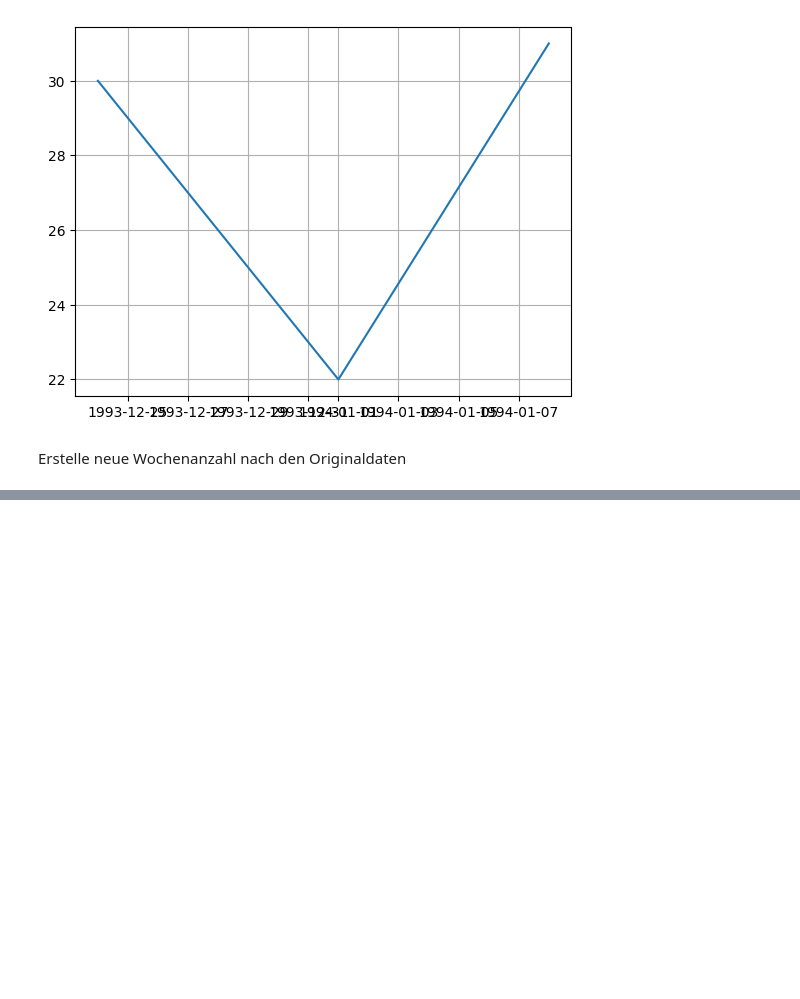
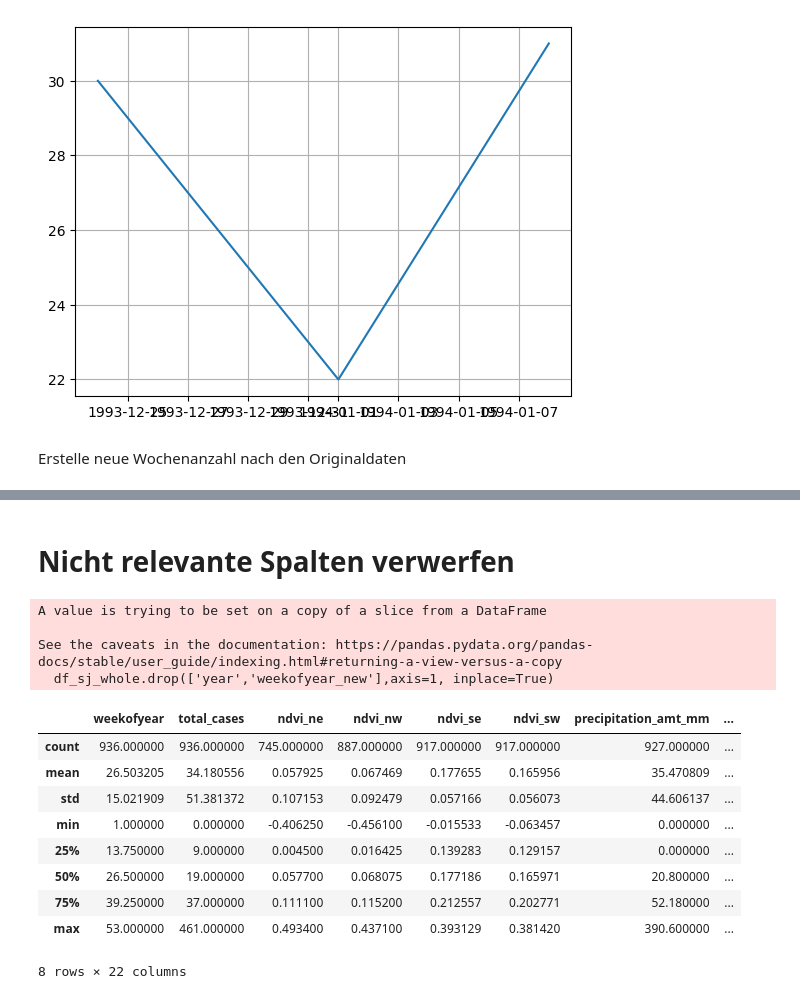
Before and after one commit to LinksMusic/predicitive-analytics, a Jupyter notebook: dengue_fever_organised.ipynb, the cells around one changed output, grey strips where cells are left out. Cells and saved outputs as stored; diff of their text form; code cells hidden in the pictures; blank space fills up the shorter version.

```diff
--- a/dengue_fever_organised.ipynb
+++ b/dengue_fever_organised.ipynb
@@ -71,0 +77,22 @@ See the caveats in the documentation: https://pandas.pydata.org/pandas-docs/stab
+# %% [markdown]
+# Nicht relevante Spalten verwerfen
+# %%
+df_sj_whole = df_sj_train
+df_sj_whole.insert(3, "total_cases", df_sj_labels['total_cases'])
+df_sj_whole.drop(['year','weekofyear','weekofyear_new'],axis=1, inplace=True)
+df_sj_whole.describe()
+# %% [output]
+A value is trying to be set on a copy of a slice from a DataFrame
+
+See the caveats in the documentation: https://pandas.pydata.org/pandas-docs/stable/user_guide/indexing.html#returning-a-view-versus-a-copy
+  df_sj_whole.drop(['year','weekofyear_new'],axis=1, inplace=True)
+|  | weekofyear | total_cases | ndvi_ne | ndvi_nw | ndvi_se | ndvi_sw | precipitation_amt_mm | ... |
+| count | 936.000000 | 936.000000 | 745.000000 | 887.000000 | 917.000000 | 917.000000 | 927.000000 | ... |
+| mean | 26.503205 | 34.180556 | 0.057925 | 0.067469 | 0.177655 | 0.165956 | 35.470809 | ... |
+| std | 15.021909 | 51.381372 | 0.107153 | 0.092479 | 0.057166 | 0.056073 | 44.606137 | ... |
+| min | 1.000000 | 0.000000 | -0.406250 | -0.456100 | -0.015533 | -0.063457 | 0.000000 | ... |
+| 25% | 13.750000 | 9.000000 | 0.004500 | 0.016425 | 0.139283 | 0.129157 | 0.000000 | ... |
+| 50% | 26.500000 | 19.000000 | 0.057700 | 0.068075 | 0.177186 | 0.165971 | 20.800000 | ... |
+| 75% | 39.250000 | 37.000000 | 0.111100 | 0.115200 | 0.212557 | 0.202771 | 52.180000 | ... |
+| max | 53.000000 | 461.000000 | 0.493400 | 0.437100 | 0.393129 | 0.381420 | 390.600000 | ... |
+8 rows × 22 columns
```
Also changed, not shown: parts of 6 cells of this notebook, 2 other files.
